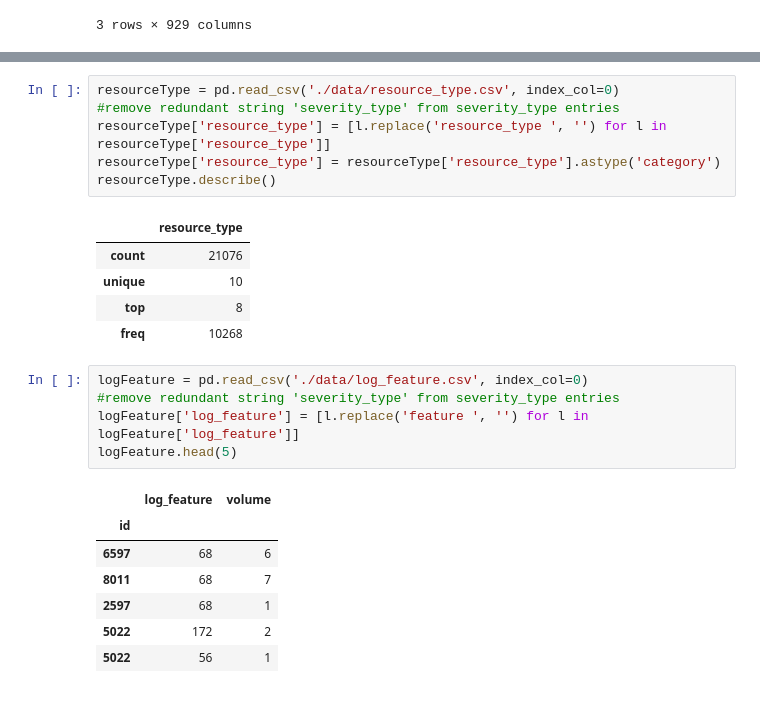
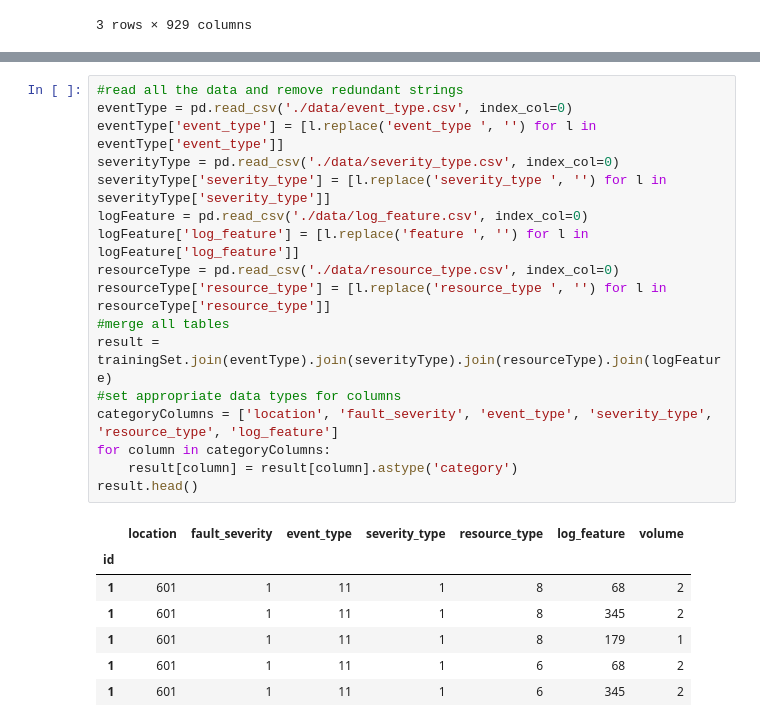
Before and after one commit to nikogamulin/kaggle-telstra-network-disruptions, a Jupyter notebook: data_explorer.ipynb, the cells around one changed output, grey strips where cells are left out. Saved outputs shown, nothing was run; the diff lists cells and outputs as text.

```diff
--- a/data_explorer.ipynb
+++ b/data_explorer.ipynb
@@ -123,25 +74,25 @@ severityType.head(10)
-# %%
-resourceType = pd.read_csv('./data/resource_type.csv', index_col=0)
-#remove redundant string 'severity_type' from severity_type entries
-resourceType['resource_type'] = [l.replace('resource_type ', '') for l in resourceType['resource_type']]
-resourceType['resource_type'] = resourceType['resource_type'].astype('category')
-resourceType.describe()
-# %% [output]
-|  | resource_type |
-| count | 21076 |
-| unique | 10 |
-| top | 8 |
-| freq | 10268 |
-# %%
-logFeature = pd.read_csv('./data/log_feature.csv', index_col=0)
-#remove redundant string 'severity_type' from severity_type entries
-logFeature['log_feature'] = [l.replace('feature ', '') for l in logFeature['log_feature']]
-logFeature.head(5)
-# %% [output]
-|  | log_feature | volume |
-| id |  |  |
-| 6597 | 68 | 6 |
-| 8011 | 68 | 7 |
-| 2597 | 68 | 1 |
-| 5022 | 172 | 2 |
-| 5022 | 56 | 1 |
+# %%
+#read all the data and remove redundant strings
+eventType = pd.read_csv('./data/event_type.csv', index_col=0)
+eventType['event_type'] = [l.replace('event_type ', '') for l in eventType['event_type']]
+severityType = pd.read_csv('./data/severity_type.csv', index_col=0)
+severityType['severity_type'] = [l.replace('severity_type ', '') for l in severityType['severity_type']]
+logFeature = pd.read_csv('./data/log_feature.csv', index_col=0)
+logFeature['log_feature'] = [l.replace('feature ', '') for l in logFeature['log_feature']]
+resourceType = pd.read_csv('./data/resource_type.csv', index_col=0)
+resourceType['resource_type'] = [l.replace('resource_type ', '') for l in resourceType['resource_type']]
+#merge all tables
+result = trainingSet.join(eventType).join(severityType).join(resourceType).join(logFeature)
+#set appropriate data types for columns
+categoryColumns = ['location', 'fault_severity', 'event_type', 'severity_type', 'resource_type', 'log_feature']
+for column in categoryColumns:
+    result[column] = result[column].astype('category')
+result.head()
+# %% [output]
+|  | location | fault_severity | event_type | severity_type | resource_type | log_feature | volume |
+| id |  |  |  |  |  |  |  |
+| 1 | 601 | 1 | 11 | 1 | 8 | 68 | 2 |
+| 1 | 601 | 1 | 11 | 1 | 8 | 345 | 2 |
+| 1 | 601 | 1 | 11 | 1 | 8 | 179 | 1 |
+| 1 | 601 | 1 | 11 | 1 | 6 | 68 | 2 |
+| 1 | 601 | 1 | 11 | 1 | 6 | 345 | 2 |
```
Also changed, not shown: parts of 7 cells of this notebook.
